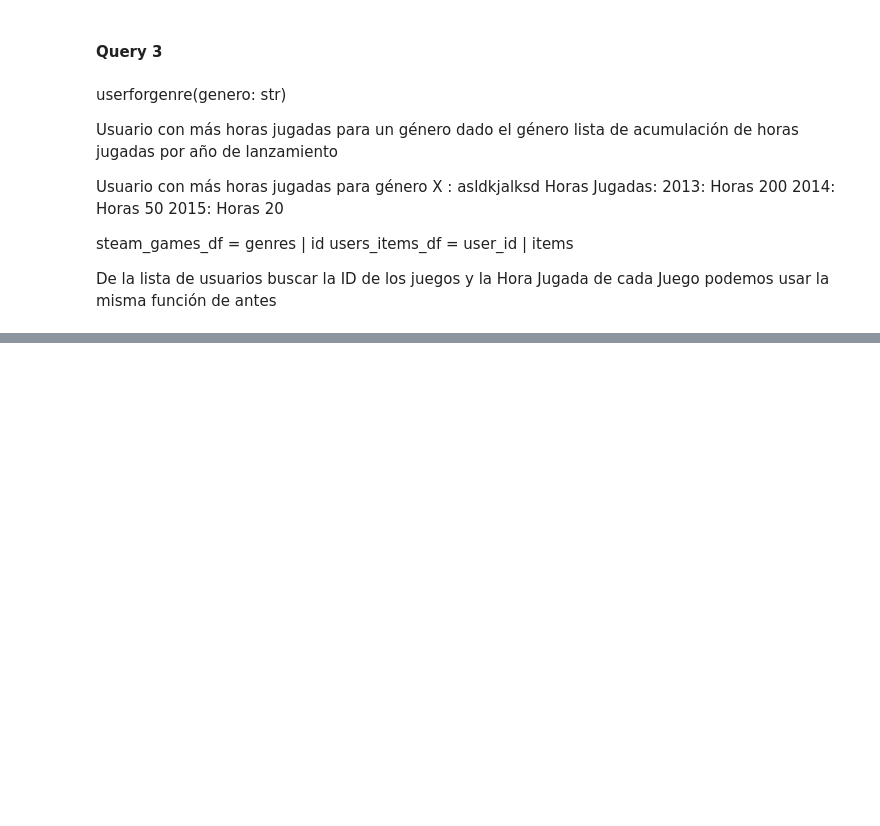
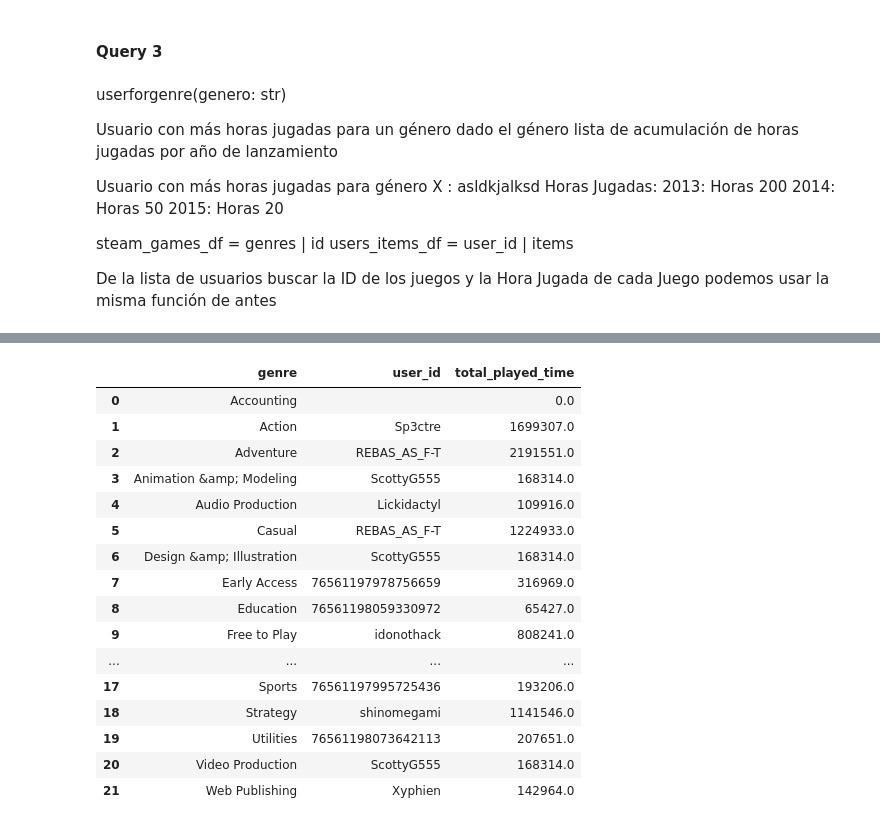
Before and after one commit to ChirixC/Steam-ML-OPS-Recommendations, a Jupyter notebook: data_extraction.ipynb, the cells around one changed output, grey strips where cells are left out. Cells and saved outputs as stored; diff of their text form; code cells hidden in the pictures; blank space fills up the shorter version.

```diff
--- a/data_extraction.ipynb
+++ b/data_extraction.ipynb
@@ -528,0 +613,3 @@ genre_grouped
+# %%
+for row in genre_grouped['id_list']:
+    print (len(row))
@@ -530,14 +635,17 @@ genre_grouped
 # df_grouped = developers_year.groupby(developers_year['release_date'].dt.year)['price'].agg(['sum', 'count'])
 
 genre = 'Action'
+genres_all = ['Accounting', 'Action', 'Adventure', 'Animation &amp; Modeling', 'Audio Production', 'Casual', 'Design &amp; Illustration', 'Early Access', 'Education', 'Free to Play', 'Indie', 'Massively Multiplayer', 'Photo Editing', 'RPG', 'Racing', 'Simulation', 'Software Training', 'Sports', 'Strategy', 'Utilities', 'Video Production', 'Web Publishing']
+# genres_all = ['Action']
 Global_Max_User_id = ''
 Global_Max_Time_Played = 0
+api_most_played_genre = pd.DataFrame(columns=['genre','user_id','total_played_time'])
 
 def read_parquets ():
     genre_grouped_steam = pd.read_parquet('genre_grouped.parquet')
     return genre_grouped_steam
 
-def load_parquet_in_batches(file_path,Global_Max_Time_Played, Global_Max_User_id):
+def load_parquet_in_batches(file_path,Global_Max_Time_Played, Global_Max_User_id,specific_genre_steam):
     """Loads a Parquet file in batches.
 
     Args:
@@ -551,14 +659,14 @@ def load_parquet_in_batches(file_path,Global_Max_Time_Played, Global_Max_User_id
     dataframes = []
     for batch in parquet_file.iter_batches(batch_size=5000):
         dataframes = batch.to_pandas()
-        Global_Max_Time_Played, Global_Max_User_id= check_global_user(dataframes,Global_Max_Time_Played, Global_Max_User_id)
+        Global_Max_Time_Played, Global_Max_User_id= check_global_user(dataframes,Global_Max_Time_Played, Global_Max_User_id,specific_genre_steam)
     return Global_Max_Time_Played, Global_Max_User_id
 
 def get_frame_genre(genre_grouped_steam,genre):
     genre_grouped_steam = genre_grouped_steam.set_index("genres")
     if genre in genre_grouped_steam.index:
         found_data_frame = genre_grouped_steam.loc[genre]  # esto lo debería hacer una sola vez afuera
-        print('LEN ', len(found_data_frame['id_list']))
+        # print('LEN ', len(found_data_frame['id_list']))
         return found_data_frame
     else:
         return None
@@ -568,30 +676,47 @@ def genre_check(genre_grouped_steam,item_id) :
         return float(item_id) in genre_grouped_steam['id_list']
 
 
-def check_global_user (batch_user_items,Global_Max_Time_Played, Global_Max_User_id):
+def check_global_user (batch_user_items,Genre_Max_Player_Time, Genre_Max_Player,specific_genre_steam):
     for row in batch_user_items.iterrows() :
-
         data_row = row[1]
         user_time_played = 0
         user_id_row = data_row['user_id']
         items_row = tuple(data_row['items'])
 
+        # print(f'ROW:{row}')
+
         for item in items_row:
-
-            if genre_check(genre_grouped_steam,item['item_id']):
+            # print(f'ITEM:{item}')
+            if float(item['item_id']) in specific_genre_steam['id_list']: #aqui habia el genre viejo genre_grouped_steam
+                # print(f'ENTRA IF:')
                 user_time_played += float(item['playtime_forever'])
 
-        if user_time_played > Global_Max_Time_Played:
-            Global_Max_Time_Played = user_time_played
-            Global_Max_User_id = user_id_row
-    return Global_Max_Time_Played, Global_Max_User_id
+        if user_time_played > Genre_Max_Player_Time:
+            # print(f'PLAYED_TIME: {user_time_played}')
+            # print(f'USER: {user_id_row}')
+            Genre_Max_Player_Time = user_time_played
+            Genre_Max_Player = user_id_row
+    return Genre_Max_Player_Time, Genre_Max_Player
 
 genre_grouped_steam = read_parquets()
-genre_grouped_steam = get_frame_genre(genre_grouped_steam,genre)
-print(f'lleva{genre_grouped_steam}')
 
-if genre_grouped_steam is not None: Global_Max_Time_Played, Global_Max_User_id = load_parquet_in_batches('query_2_items.parquet',Global_Max_Time_Played, Global_Max_User_id)
+for genre in genres_all:
+    # print(f'Tipo_Genero: {type(genre)}')
+    # print(f'Genero_Name: {genre}')
+    specific_genre_steam = get_frame_genre(genre_grouped_steam,genre)
+    # print(f'list_grupo: {specific_genre_steam}')
+    Genre_Max_Player = ''
+    Genre_Max_Player_Time = 0
+    print(specific_genre_steam)
+    if specific_genre_steam is not None: Genre_Max_Player_Time, Genre_Max_Player = load_parquet_in_batches('query_2_items.parquet',Genre_Max_Player_Time, Genre_Max_Player,specific_genre_steam)
+    # print('pasa el if?')
+    api_most_played_genre.loc[len(api_most_played_genre.index)] = [genre,Genre_Max_Player,Genre_Max_Player_Time]
+    # print('hace la agregacion?')
 
-print(Global_Max_Time_Played)
-print(Global_Max_User_id)
+# print('sale del for?')
+# print(Global_Max_Time_Played)
+# print(Global_Max_User_id)
+
+api_most_played_genre.to_parquet('api_most_played_genre.parquet')
+api_most_played_genre
 # %% [output]
@@ -614,0 +740,17 @@ Sp3ctre
+|  | genre | user_id | total_played_time |
+| 0 | Accounting |  | 0.0 |
+| 1 | Action | Sp3ctre | 1699307.0 |
+| 2 | Adventure | REBAS_AS_F-T | 2191551.0 |
+| 3 | Animation &amp; Modeling | ScottyG555 | 168314.0 |
+| 4 | Audio Production | Lickidactyl | 109916.0 |
+| 5 | Casual | REBAS_AS_F-T | 1224933.0 |
+| 6 | Design &amp; Illustration | ScottyG555 | 168314.0 |
+| 7 | Early Access | 76561197978756659 | 316969.0 |
+| 8 | Education | 76561198059330972 | 65427.0 |
+| 9 | Free to Play | idonothack | 808241.0 |
+| ... | ... | ... | ... |
+| 17 | Sports | 76561197995725436 | 193206.0 |
+| 18 | Strategy | shinomegami | 1141546.0 |
+| 19 | Utilities | 76561198073642113 | 207651.0 |
+| 20 | Video Production | ScottyG555 | 168314.0 |
+| 21 | Web Publishing | Xyphien | 142964.0 |
```
Also changed, not shown: parts of 14 cells of this notebook, 9 other files.
